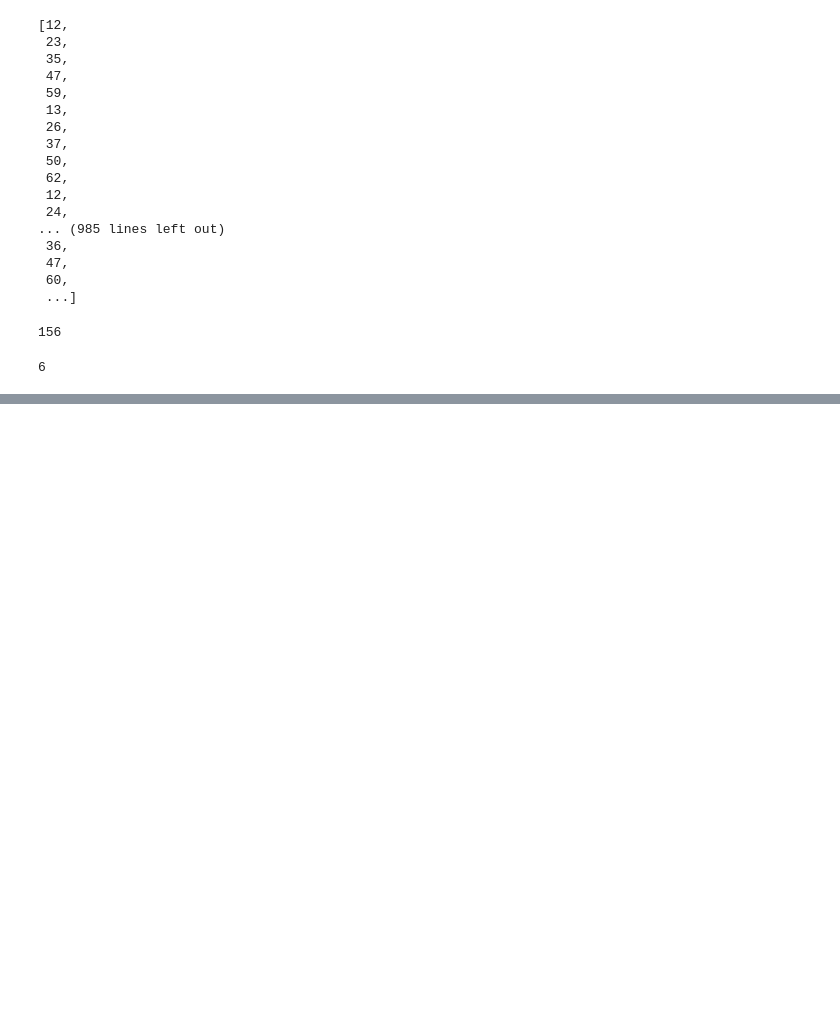
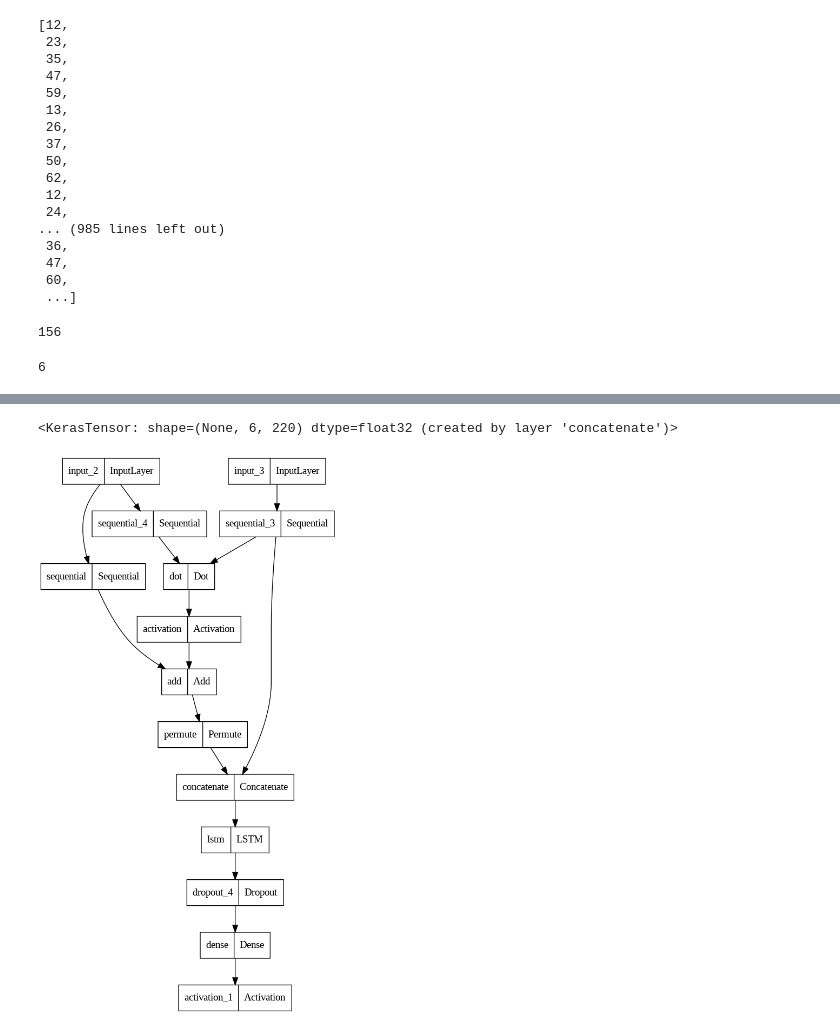
Before and after one commit to yeesem/Natural-Laguage-Processing, a Jupyter notebook: Chat_Bot.ipynb, the cells around one changed output, grey strips where cells are left out. Drawn from its saved outputs; the diff is of its cells as text; code cells hidden in the pictures; blank space fills up the shorter version.

```diff
--- a/Chat_Bot.ipynb
+++ b/Chat_Bot.ipynb
@@ -138,0 +343,19 @@ dict_items([('down', 1), ('there', 2), ('.', 3), ('in', 4), ('kitchen', 5), ('fo
+# %%
+answer
+# %% [output]
+<KerasTensor: shape=(None, 6, 220) dtype=float32 (created by layer 'concatenate')>
+# %%
+from keras.layers import LSTM
+answer = LSTM(32)(answer)
+# %%
+answer = Dropout(0.5)(answer)
+answer = Dense(vocab_size)(answer)
+# %%
+answer = Activation('softmax')(answer)
+# %%
+model = Model([input_sequence,question],answer)
+# %%
+import tensorflow as tf
+tf.keras.utils.plot_model(model)
+# %% [output]
+[figure, added]
```
Also changed, not shown: parts of 30 cells of this notebook.
